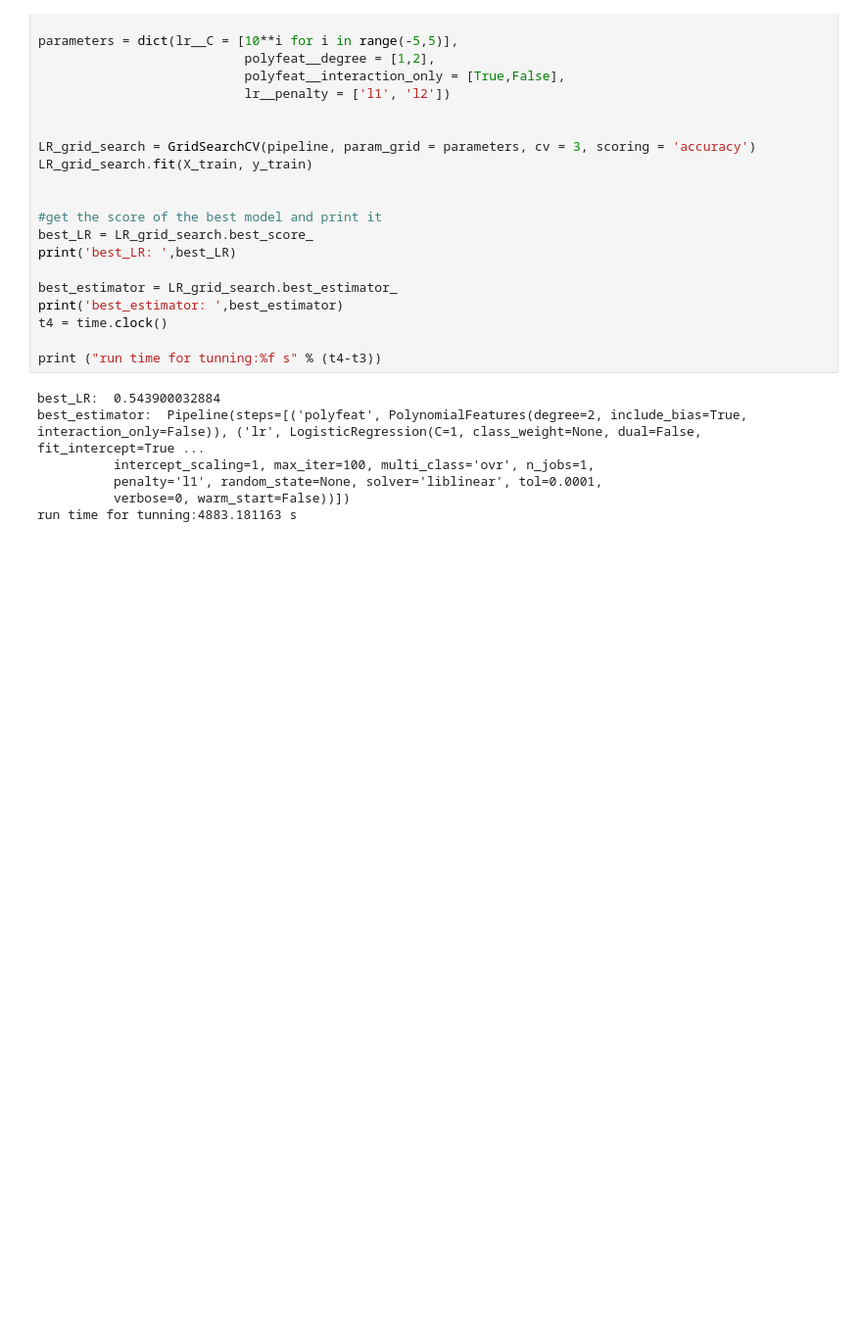
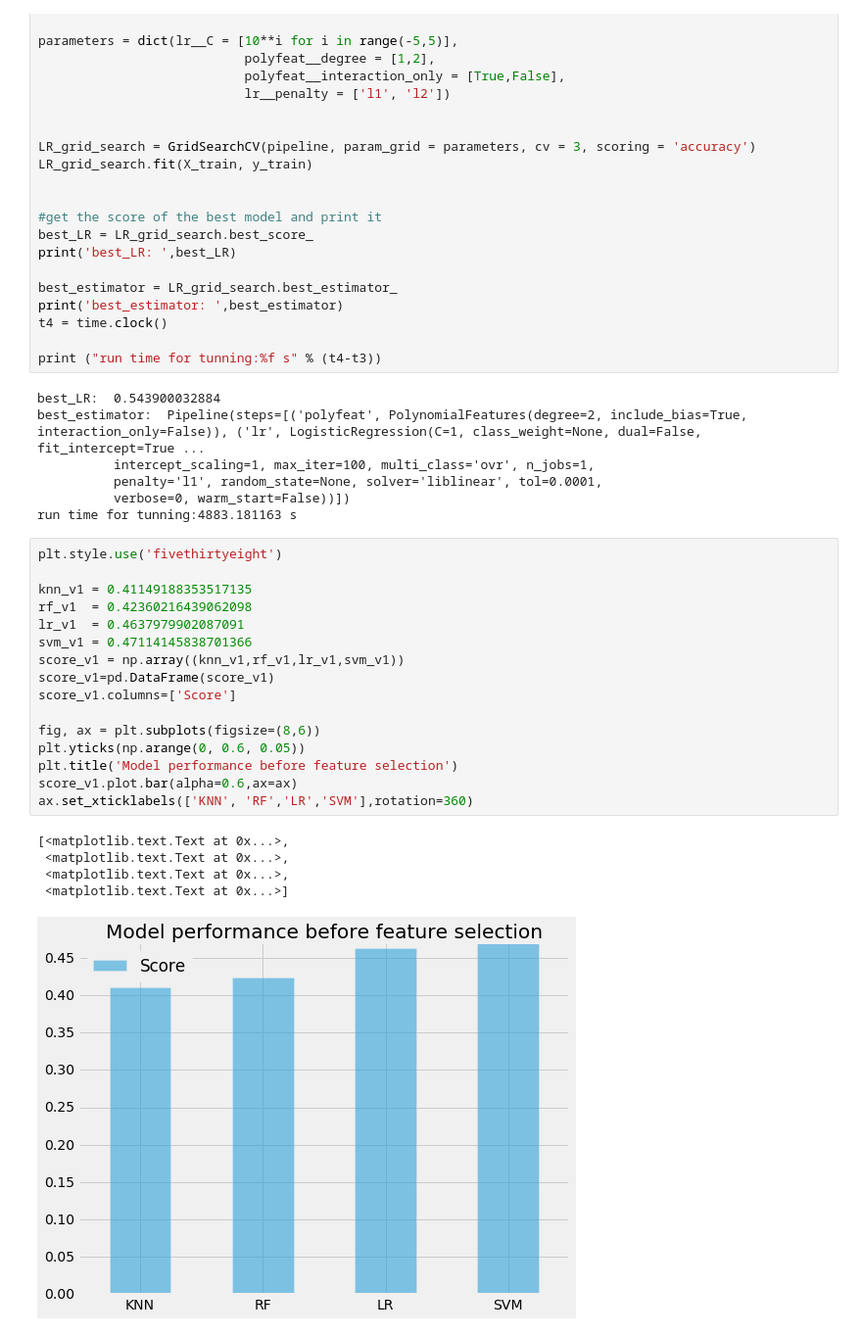
Before and after one commit to guozhiqi14/Airbnb-Prediction-Model, a Jupyter notebook: Airbnb_V3.ipynb, the cells around one changed output. Shown: that part at 98% size. Cells and saved outputs as stored; diff of their text form; blank space fills up the shorter version.

Commit message:
add plot

```diff
--- a/Airbnb_V3.ipynb
+++ b/Airbnb_V3.ipynb
@@ -339,3 +339,25 @@ best_estimator:  Pipeline(steps=[('polyfeat', PolynomialFeatures(degree=2, inclu
           penalty='l1', random_state=None, solver='liblinear', tol=0.0001,
           verbose=0, warm_start=False))])
 run time for tunning:4883.181163 s
+# %%
+plt.style.use('fivethirtyeight')
+
+knn_v1 = 0.41149188353517135
+rf_v1  = 0.42360216439062098
+lr_v1  = 0.4637979902087091
+svm_v1 = 0.47114145838701366
+score_v1 = np.array((knn_v1,rf_v1,lr_v1,svm_v1))
+score_v1=pd.DataFrame(score_v1)
+score_v1.columns=['Score']
+
+fig, ax = plt.subplots(figsize=(8,6))
+plt.yticks(np.arange(0, 0.6, 0.05))
+plt.title('Model performance before feature selection')
+score_v1.plot.bar(alpha=0.6,ax=ax)
+ax.set_xticklabels(['KNN', 'RF','LR','SVM'],rotation=360)
+# %% [output]
+[<matplotlib.text.Text at 0x...>,
+ <matplotlib.text.Text at 0x...>,
+ <matplotlib.text.Text at 0x...>,
+ <matplotlib.text.Text at 0x...>]
+[figure, added]
```
Also changed, not shown: parts of 1 cell of this notebook.
